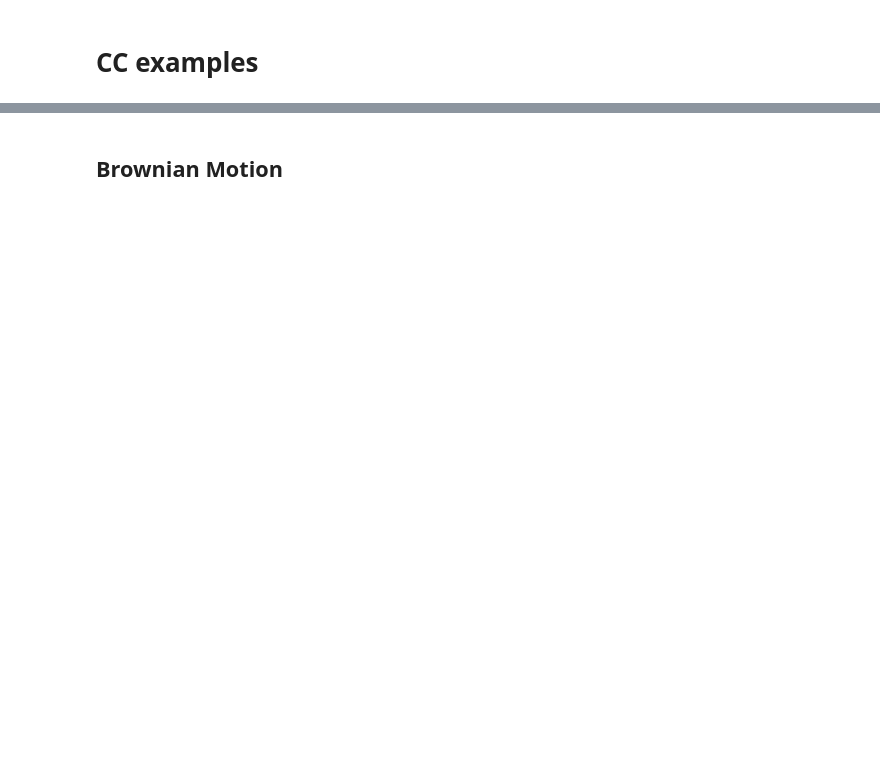
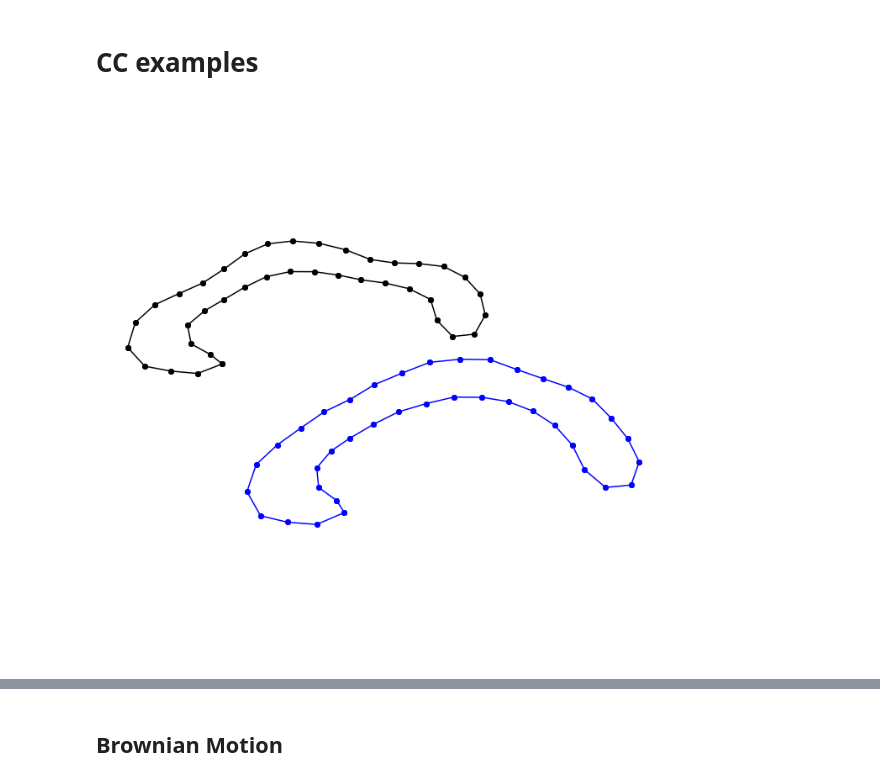
Before and after one commit to mathias-hojgaard/theanogeometry, a Jupyter notebook: papers/handbook_LDDMM_stochastics.ipynb, the cells around one changed output, grey strips where cells are left out. Saved outputs shown, nothing was run; the diff lists cells and outputs as text; code cells hidden in the pictures; blank space fills up the shorter version.

```diff
--- a/papers/handbook_LDDMM_stochastics.ipynb
+++ b/papers/handbook_LDDMM_stochastics.ipynb
@@ -132,14 +160,20 @@ plt.show()
 # %%
 # load two cc shapes
 (q,q1) = np.load('cc.npy',allow_pickle=True)
 q = tuple(q); q1 = tuple(q1)
+
 M.N.set_value(q[0].shape[0]/M.m.eval())
+M.k_sigma.set_value(np.diag((.5,.5)))
+
+disp = np.tile(np.array([1.1,-1.1]),(M.N.eval(),1)).flatten() # translation to improve visual appearance
 
 M.plot()
 M.plotx(q,color='black',curve=True)
-M.plotx(q1,curve=True)
+M.plotx((q1[0]+disp,),curve=True)
 plt.axis('off')
 plt.savefig('cc_shape.pdf')
 
 v = .5*np.vstack((np.ones(M.N.eval()),np.ones(M.N.eval()))).T.flatten()
 p = M.flatf(q,v.flatten())
+# %% [output]
+[figure, added]
```
Also changed, not shown: parts of 11 cells of this notebook.
